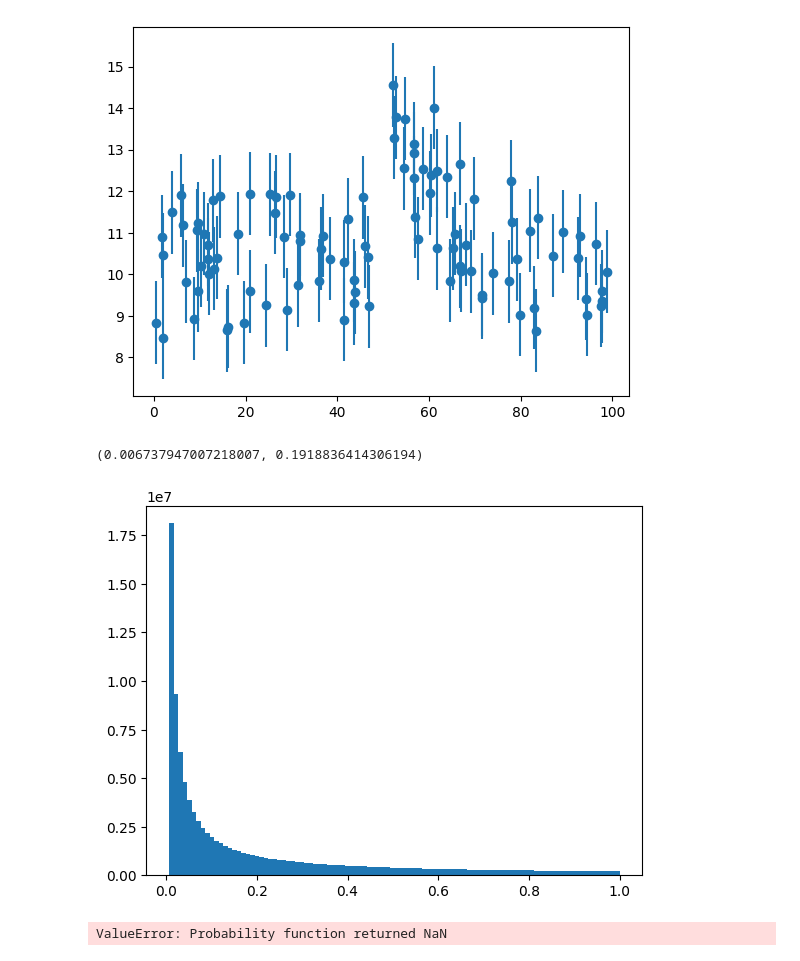
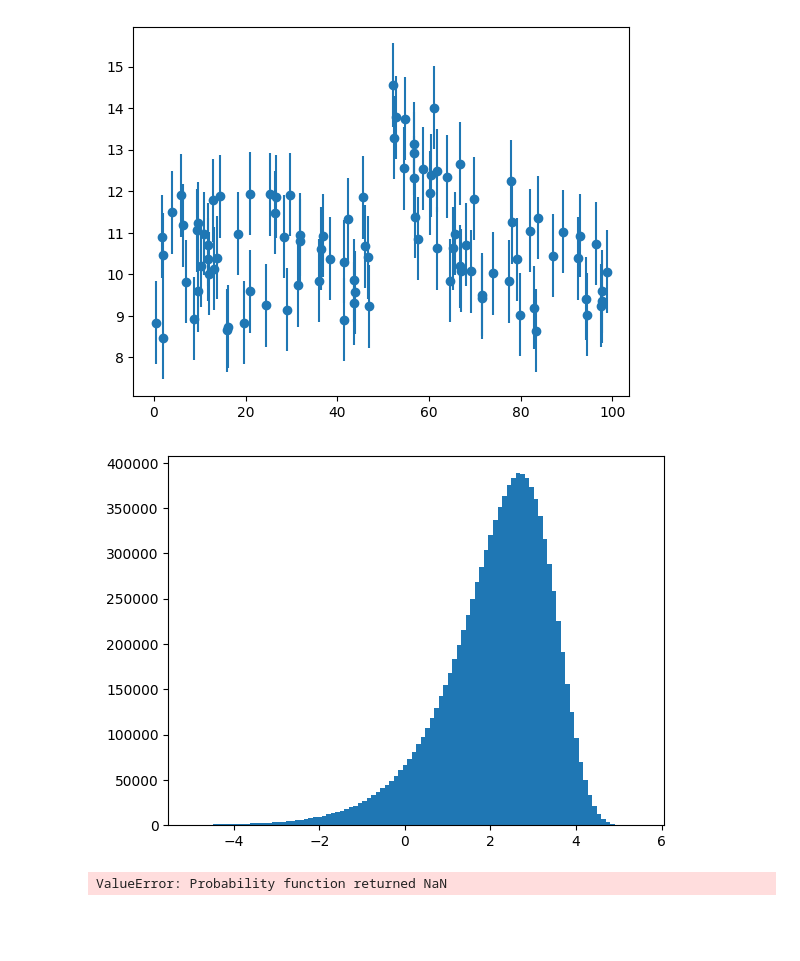
Before and after one commit to ABoldetti/astrostatistics_bicocca_2026, a Jupyter notebook: working/W11_boh.ipynb, the cells around one changed output. Cells and saved outputs as stored; diff of their text form; code cells hidden in the pictures; blank space fills up the shorter version.

```diff
--- a/working/W11_boh.ipynb
+++ b/working/W11_boh.ipynb
@@ -16,32 +16,23 @@ plt.errorbar(data[0], data[1], data[2], marker="o", linestyle="none")
 # %% [output]
 <ErrorbarContainer object of 3 artists>
 [figure]
-# %%
-
-from scipy.stats import uniform, expon
-
-a = uniform(loc=-5, scale=5)
-dataset = np.exp(a.rvs(int(1e8)))
-plt.hist( dataset, bins = 100)
-
-count , edges = np.histogram( dataset , bins = 100)
-
-x_point = [edges[i] + edges[i+1] for i in range(len(edges)-1)]
-
-param_priors = print(expon.fit(dataset))
-
-A = 0
-tau = 5
-
-if param_priors is None:
-    param_priors = expon.fit(dataset)
-
-if param_priors[0] is not None:
-    A = param_priors[0]
-if param_priors[1] is not None:
-    tau = param_priors[1]
-# %% [output]
-(0.006737947007218007, 0.1918836414306194)
-[figure, removed]
+# %%
+from scipy.stats import uniform, expon
+import matplotlib.pyplot as plt
+
+dist = uniform(loc= -5 , scale = 10)
+
+data = dist.rvs(int(1e7))
+# plt.hist(data)
+exp_data = np.exp(data)
+# plt.hist(exp_data, bins = 100);
+
+exp_params = expon.fit(exp_data, loc=0, scale=np.exp(10))
+
+l_dist = expon( *exp_params)
+
+plt.hist(np.log(l_dist.rvs(int(1e7))), bins = 100);
+# %% [output]
+[figure, added]
 # %%
 from scipy.stats import expon, norm
```
Also changed, not shown: parts of 1 cell of this notebook.
